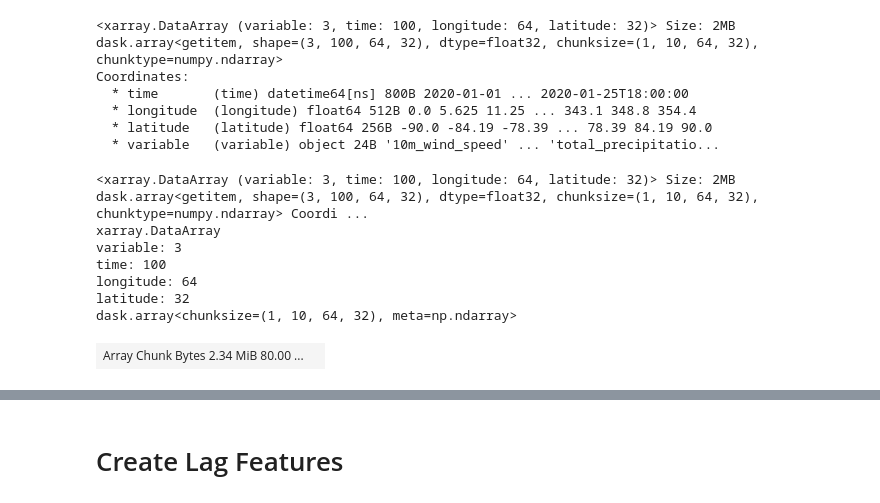
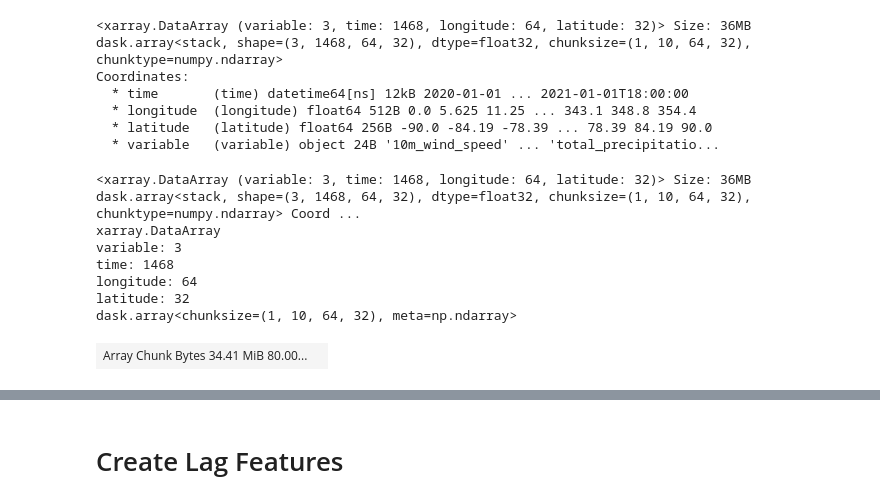
Before and after one commit to ArturKKK/graphcast-lite, a Jupyter notebook: data/data_loading.ipynb, the cells around one changed output, grey strips where cells are left out. Cells and saved outputs as stored; diff of their text form; code cells hidden in the pictures.

Commit message:
make data loading scalable
pytorch dataset can be read from file in seconds, speeding up dev time

```diff
--- a/data/data_loading.ipynb
+++ b/data/data_loading.ipynb
@@ -11,29 +12,30 @@ from dask_ml.model_selection import train_test_split
 # import data_utils as du
 # %%
 # Load the dataset with Dask
-ds = xr.open_dataset('era5.nc', chunks={'time': 10})
+ds = xr.open_dataset('datasets/era5.nc', chunks={'time': 10})
 
-ds_array = ds.to_array().isel(time=slice(0, 100))
+ds_array = ds.to_array()
+# .isel(time=slice(0, 100))
 # .transpose('time', 'longitude', 'latitude', 'variable')
 
 print(ds_array)
 ds_array
 # %% [output]
-<xarray.DataArray (variable: 3, time: 100, longitude: 64, latitude: 32)> Size: 2MB
-dask.array<getitem, shape=(3, 100, 64, 32), dtype=float32, chunksize=(1, 10, 64, 32), chunktype=numpy.ndarray>
+<xarray.DataArray (variable: 3, time: 1468, longitude: 64, latitude: 32)> Size: 36MB
+dask.array<stack, shape=(3, 1468, 64, 32), dtype=float32, chunksize=(1, 10, 64, 32), chunktype=numpy.ndarray>
 Coordinates:
-  * time       (time) datetime64[ns] 800B 2020-01-01 ... 2020-01-25T18:00:00
+  * time       (time) datetime64[ns] 12kB 2020-01-01 ... 2021-01-01T18:00:00
   * longitude  (longitude) float64 512B 0.0 5.625 11.25 ... 343.1 348.8 354.4
   * latitude   (latitude) float64 256B -90.0 -84.19 -78.39 ... 78.39 84.19 90.0
   * variable   (variable) object 24B '10m_wind_speed' ... 'total_precipitatio...
-<xarray.DataArray (variable: 3, time: 100, longitude: 64, latitude: 32)> Size: 2MB dask.array<getitem, shape=(3, 100, 64, 32), dtype=float32, chunksize=(1, 10, 64, 32), chunktype=numpy.ndarray> Coordi ...
+<xarray.DataArray (variable: 3, time: 1468, longitude: 64, latitude: 32)> Size: 36MB dask.array<stack, shape=(3, 1468, 64, 32), dtype=float32, chunksize=(1, 10, 64, 32), chunktype=numpy.ndarray> Coord ...
 xarray.DataArray
 variable: 3
-time: 100
+time: 1468
 longitude: 64
 latitude: 32
 dask.array<chunksize=(1, 10, 64, 32), meta=np.ndarray>
-| Array Chunk Bytes 2.34 MiB 80.00 ... |  |
+| Array Chunk Bytes 34.41 MiB 80.00... |  |
 Coordinates: (4)
 time
 (time)
```
Also changed, not shown: parts of 9 cells of this notebook, 8 other files.
